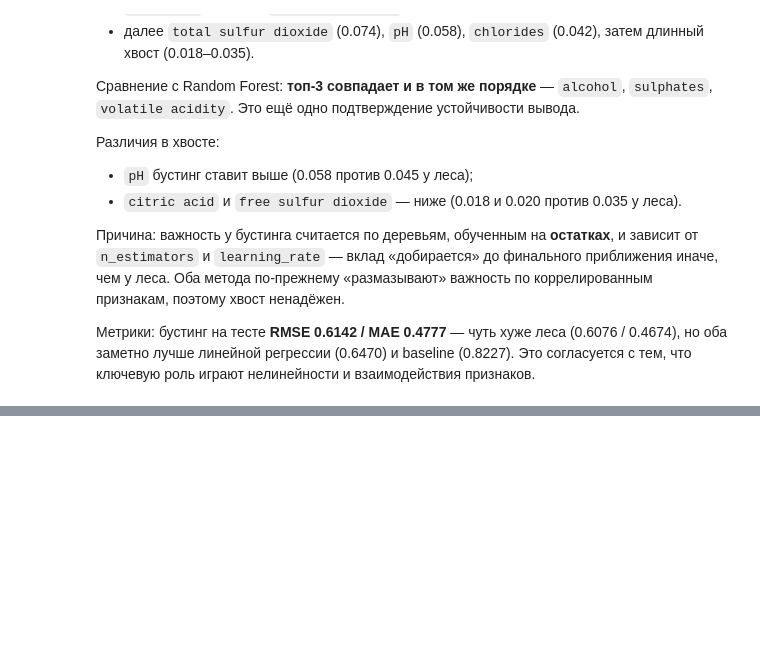
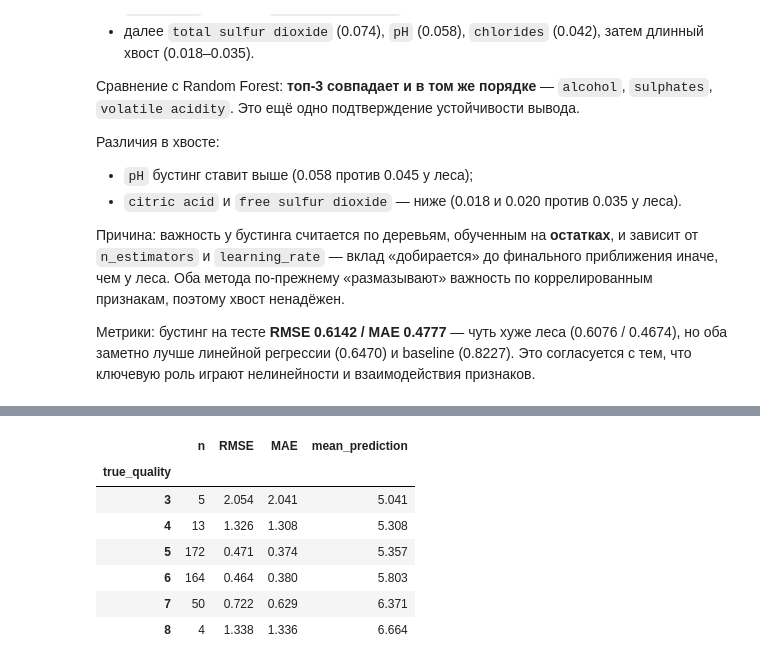
Before and after one commit to Megakret/ml_course_mai, a Jupyter notebook: regression/lab1.ipynb, the cells around one changed output, grey strips where cells are left out. Cells and saved outputs as stored; diff of their text form; code cells hidden in the pictures; blank space fills up the shorter version.

```diff
--- a/regression/lab1.ipynb
+++ b/regression/lab1.ipynb
@@ -677,0 +750,21 @@ comparison.round(4)
+# %%
+error_table = pd.DataFrame({"true_quality": y_test, "prediction": random_forest_predictions})
+error_table["error"] = error_table["true_quality"] - error_table["prediction"]
+error_table["abs_error"] = error_table["error"].abs()
+
+by_quality = error_table.groupby("true_quality").agg(
+    n=("error", "size"),
+    RMSE=("error", lambda s: np.sqrt((s ** 2).mean())),
+    MAE=("abs_error", "mean"),
+    mean_prediction=("prediction", "mean"),
+)
+by_quality.round(3)
+# %% [output]
+|  | n | RMSE | MAE | mean_prediction |
+| true_quality |  |  |  |  |
+| 3 | 5 | 2.054 | 2.041 | 5.041 |
+| 4 | 13 | 1.326 | 1.308 | 5.308 |
+| 5 | 172 | 0.471 | 0.374 | 5.357 |
+| 6 | 164 | 0.464 | 0.380 | 5.803 |
+| 7 | 50 | 0.722 | 0.629 | 6.371 |
+| 8 | 4 | 1.338 | 1.336 | 6.664 |
```
Also changed, not shown: parts of 9 cells of this notebook.
